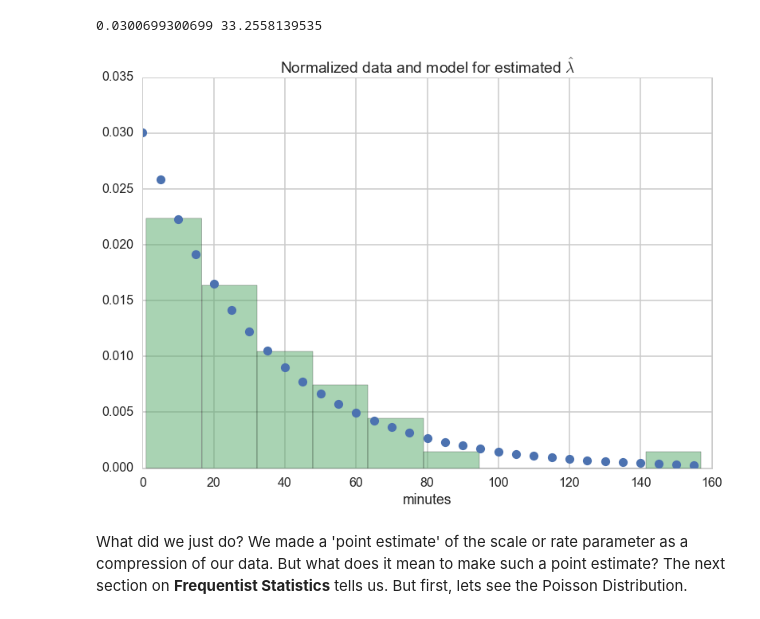
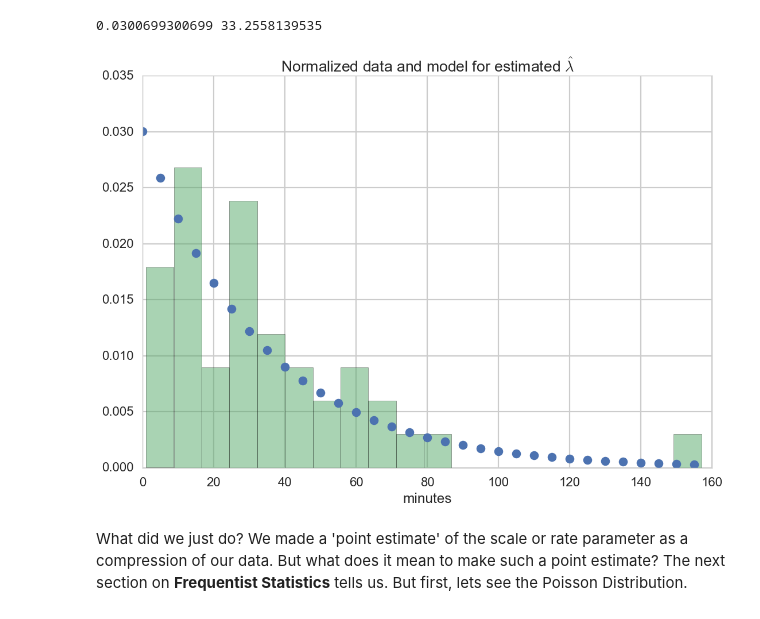
Before and after one commit to mtheartattack/2015lab3, a Jupyter notebook: Lab3-Freq.ipynb, the cells around one changed output. Saved outputs shown, nothing was run; the diff lists cells and outputs as text; code cells hidden in the pictures.

```diff
--- a/Lab3-Freq.ipynb
+++ b/Lab3-Freq.ipynb
@@ -217,12 +237,12 @@ print lambda_from_mean, 1./lambda_from_mean
 # %%
 minutes=np.arange(0, 160, 5)
 rv = expon(scale=1./lambda_from_mean)
 plt.plot(minutes,rv.pdf(minutes),'o')
-timediffs.hist(normed=True, alpha=0.5);
+timediffs.hist(normed=True, alpha=0.5, bins=20);
 plt.xlabel("minutes");
 plt.title("Normalized data and model for estimated $\hat{\lambda}$");
 # %% [output]
-[figure, old version]
+[figure, new version]
 # %% [markdown]
 What did we just do? We made a 'point estimate' of the scale or rate parameter as a compression of our data. But what does it mean to make such a point estimate? The next section on **Frequentist Statistics** tells us. But first, lets see the Poisson Distribution.
 # %% [markdown]
```
Also changed, not shown: parts of 8 cells of this notebook, 1 other file.
